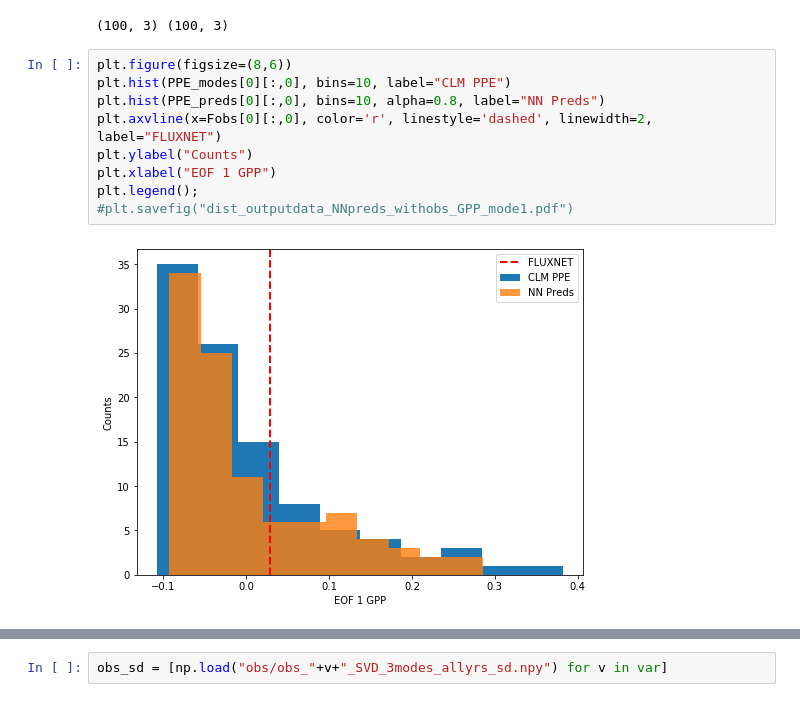
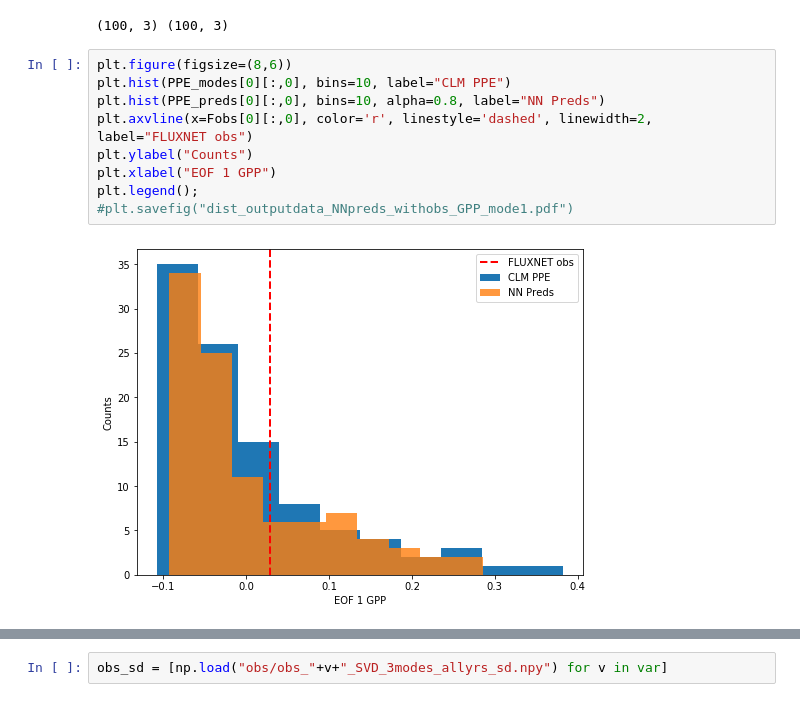
Before and after one commit to katiedagon/CLM5_ParameterUncertainty, a Jupyter notebook: correctObs.ipynb, the cells around one changed output, grey strips where cells are left out. Saved outputs shown, nothing was run; the diff lists cells and outputs as text.

Commit message:
Work on manuscript figures

```diff
--- a/correctObs.ipynb
+++ b/correctObs.ipynb
@@ -119,14 +119,14 @@ print(PPE_preds[0].shape, PPE_preds[1].shape)
 # %%
 plt.figure(figsize=(8,6))
 plt.hist(PPE_modes[0][:,0], bins=10, label="CLM PPE")
 plt.hist(PPE_preds[0][:,0], bins=10, alpha=0.8, label="NN Preds")
-plt.axvline(x=Fobs[0][:,0], color='r', linestyle='dashed', linewidth=2, label="FLUXNET")
+plt.axvline(x=Fobs[0][:,0], color='r', linestyle='dashed', linewidth=2, label="FLUXNET obs")
 plt.ylabel("Counts")
 plt.xlabel("EOF 1 GPP")
 plt.legend();
 #plt.savefig("dist_outputdata_NNpreds_withobs_GPP_mode1.pdf")
 # %% [output]
-[figure, old version]
+[figure, new version]
 # %%
 fig, axs = plt.subplots(nvar,nmodes, figsize=(15, 10), sharey=True)
 axs = axs.ravel()
```
Also changed, not shown: parts of 20 cells of this notebook, 8 other files.
